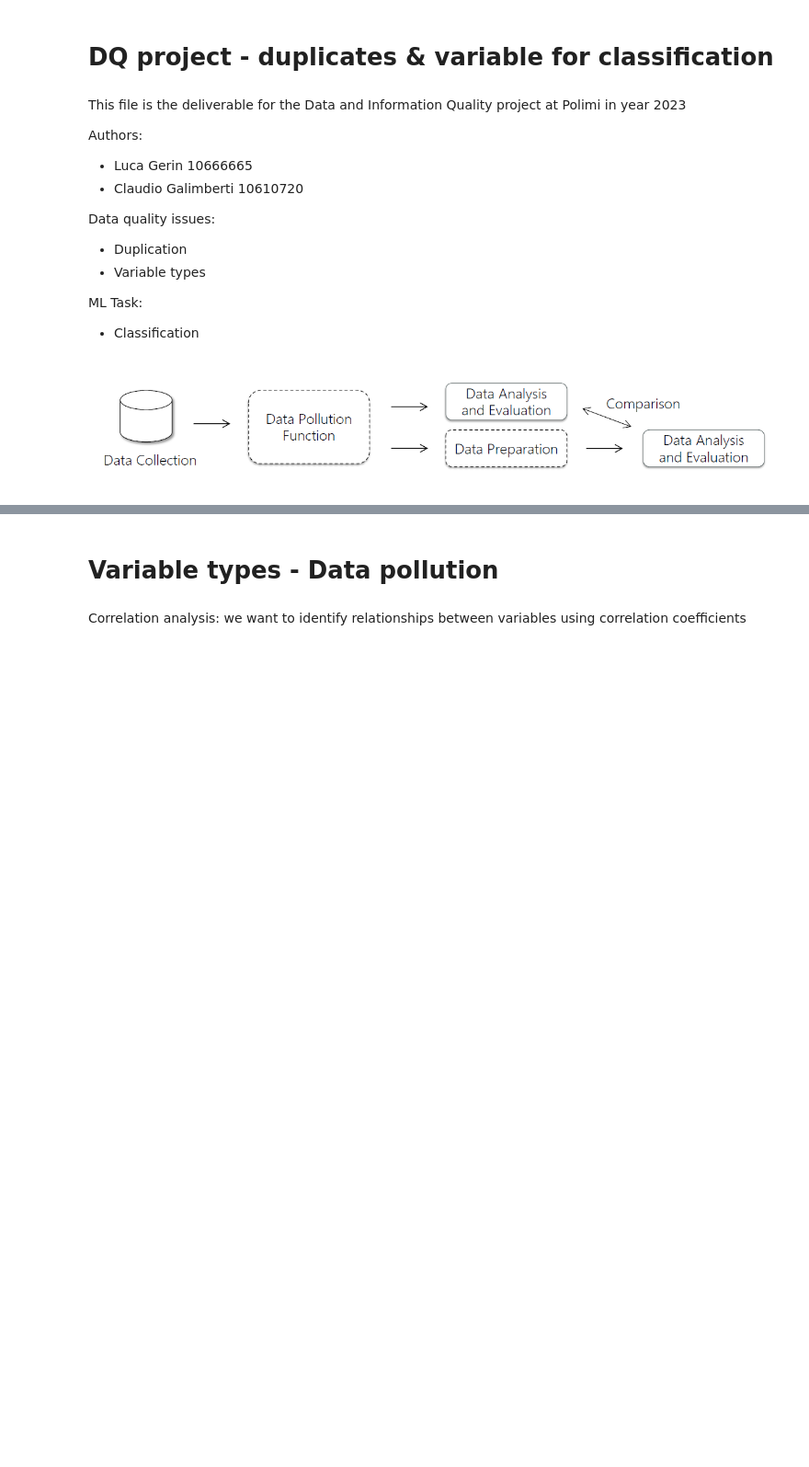
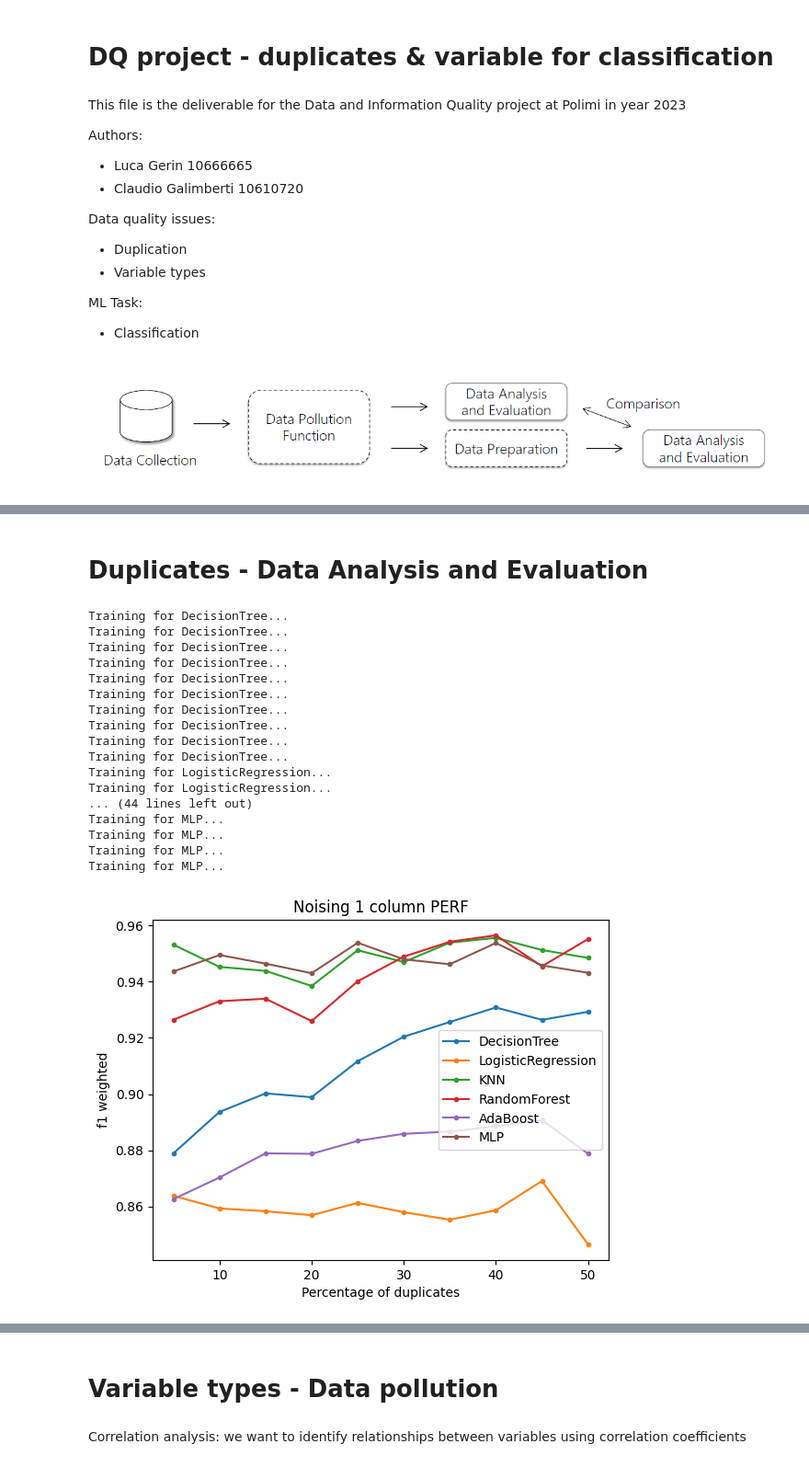
Before and after one commit to LucaGerin/Data_Quality_Project_polimi, a Jupyter notebook: DQProject_Gerin_Galimberti.ipynb, the cells around one changed output, grey strips where cells are left out. Shown at 92% size. Cells and saved outputs as stored; diff of their text form; code cells hidden in the pictures; blank space fills up the shorter version.

```diff
--- a/DQProject_Gerin_Galimberti.ipynb
+++ b/DQProject_Gerin_Galimberti.ipynb
@@ -300,0 +96,5 @@ profile = pandas_profiling.ProfileReport(df)
+# %%
+#Creates a mask over the dataset to select randomically the desired percentage of the data to pollute
+def mask_creator(percentage):
+    mask = np.random.rand(len(df)) < percentage
+    return mask
@@ -300,0 +504,13 @@ profile = pandas_profiling.ProfileReport(df)
+# %%
+#This function is used to spread the duplicates into the original dataset without changing the order of the rows
+#It takes as input the duplicates and the relatives labels and returns the final polluted dataset and labels
+
+def duplicates_spreader(duplicates, labels):
+    final_polluted_dataset = X
+    final_polluted_labels = y
+
+    for i in range(len(duplicates)):
+        randomic_index = np.random.randint(0, len(final_polluted_dataset))
+        final_polluted_dataset = np.insert(final_polluted_dataset, randomic_index, duplicates[i], axis=0)
+        final_polluted_labels = np.insert(final_polluted_labels, randomic_index, labels[i], axis=0)
+    return final_polluted_dataset, final_polluted_labels
@@ -300,0 +585,47 @@ profile = pandas_profiling.ProfileReport(df)
+# %% [markdown]
+# Duplicates - Data Analysis and Evaluation
+# %%
+CLASSIFICATION_ALGORITHMS = ["DecisionTree","LogisticRegression","KNN","RandomForest","AdaBoost","MLP"]
+SEED = 2023
+
+def classifier_function(dataset, labels, title1, title2, title3):
+    results_for_each_algorithm = []
+    for algorithm in CLASSIFICATION_ALGORITHMS:
+
+        results_single_algorithm = []
+
+        #Iterating for each dataset polluted with the same combination of techniques having different percentages of duplicates
+        for i in range(0, 10):
+
+            X = dataset[i]
+            y = labels[i]
+
+            results_1_analysis = classification(X, y, algorithm, SEED)
+            results_single_algorithm.append(results_1_analysis)
+
+        results_for_each_algorithm.append(results_single_algorithm)
+
+    plot(x_axis_values=[5,10,15,20,25,30,35,40,45,50], x_label="Percentage of duplicates", results=results_for_each_algorithm, title=title1, algorithms=CLASSIFICATION_ALGORITHMS, plot_type="performance")
+    plot(x_axis_values=[5,10,15,20,25,30,35,40,45,50], x_label="Percentage of duplicates", results=results_for_each_algorithm, title=title2, algorithms=CLASSIFICATION_ALGORITHMS, plot_type="distance train-test")
+    plot(x_axis_values=[5,10,15,20,25,30,35,40,45,50], x_label="Percentage of duplicates", results=results_for_each_algorithm, title=title3, algorithms=CLASSIFICATION_ALGORITHMS, plot_type="speed")
+# %%
+classifier_function(final_datasets_noise_one, final_labels_noise_one, "Noising 1 column PERF", "Noising 1 column DIST", "Noising 1 column SPEED")
+# %% [output]
+Training for DecisionTree...
+Training for DecisionTree...
+Training for DecisionTree...
+Training for DecisionTree...
+Training for DecisionTree...
+Training for DecisionTree...
+Training for DecisionTree...
+Training for DecisionTree...
+Training for DecisionTree...
+Training for DecisionTree...
+Training for LogisticRegression...
+Training for LogisticRegression...
+... (44 lines left out)
+Training for MLP...
+Training for MLP...
+Training for MLP...
+Training for MLP...
+[figure, added]
```
Also changed, not shown: parts of 62 cells of this notebook.
